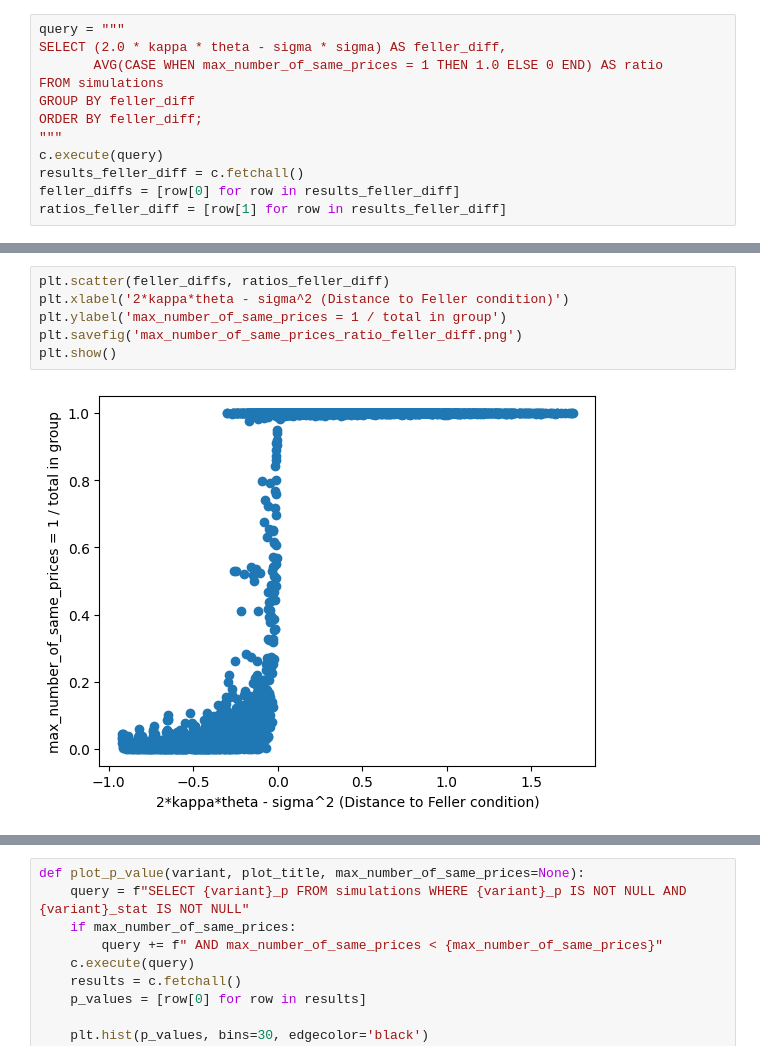
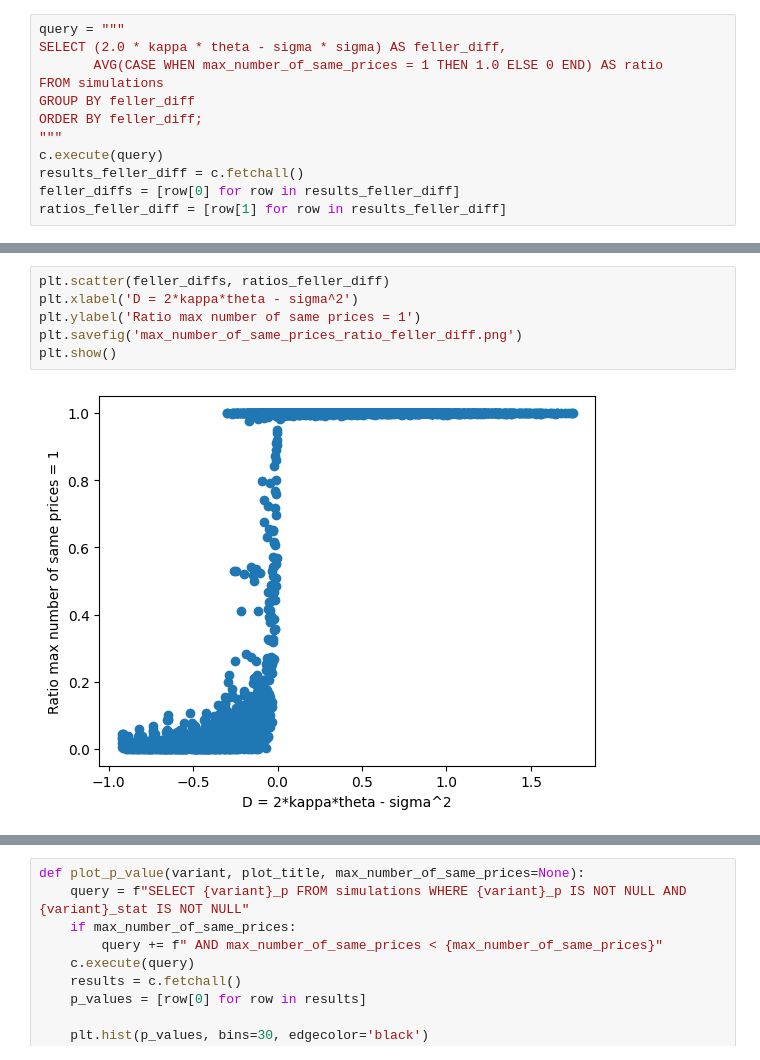
Before and after one commit to henrydatei/heston-moments-pdf, a Jupyter notebook: compare_distributions/simple_plots.ipynb, the cells around one changed output, grey strips where cells are left out. Saved outputs shown, nothing was run; the diff lists cells and outputs as text.

```diff
--- a/compare_distributions/simple_plots.ipynb
+++ b/compare_distributions/simple_plots.ipynb
@@ -199,8 +282,8 @@ ratios_feller_diff = [row[1] for row in results_feller_diff]
 # %%
 plt.scatter(feller_diffs, ratios_feller_diff)
-plt.xlabel('2*kappa*theta - sigma^2 (Distance to Feller condition)')
-plt.ylabel('max_number_of_same_prices = 1 / total in group')
+plt.xlabel('D = 2*kappa*theta - sigma^2')
+plt.ylabel('Ratio max number of same prices = 1')
 plt.savefig('max_number_of_same_prices_ratio_feller_diff.png')
 plt.show()
 # %% [output]
-[figure, old version]
+[figure, new version]
```
Also changed, not shown: parts of 7 cells of this notebook, 3 other files.
